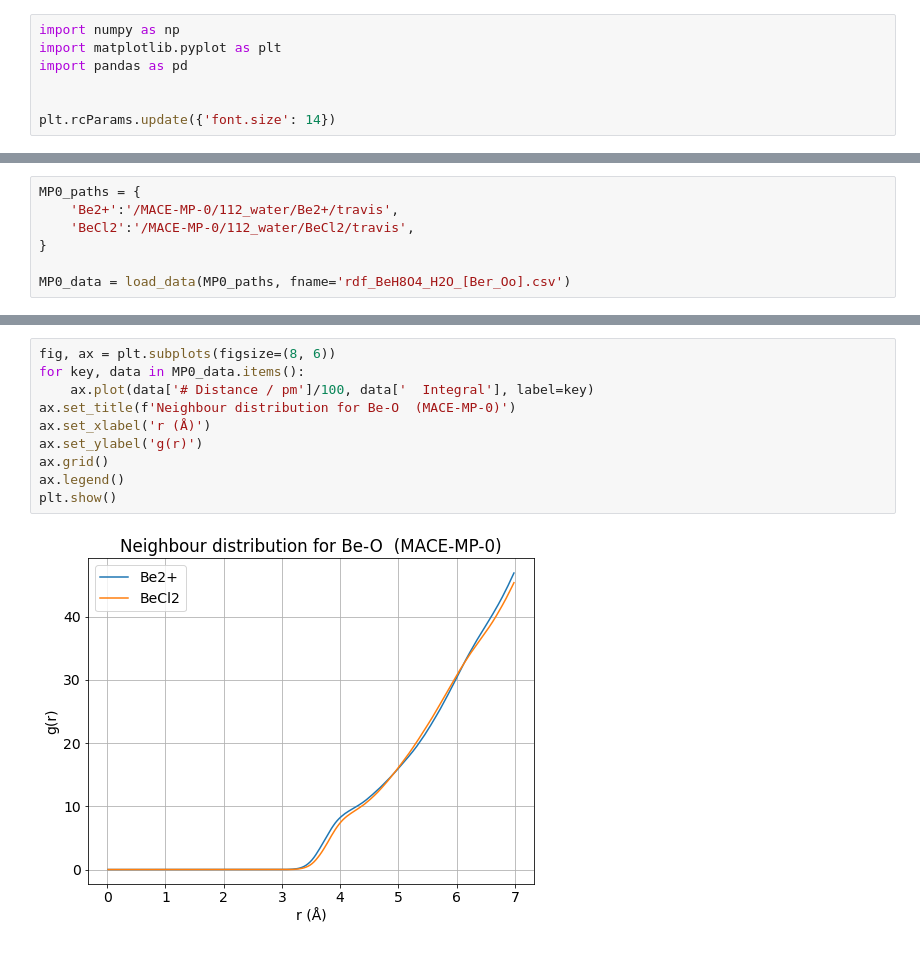
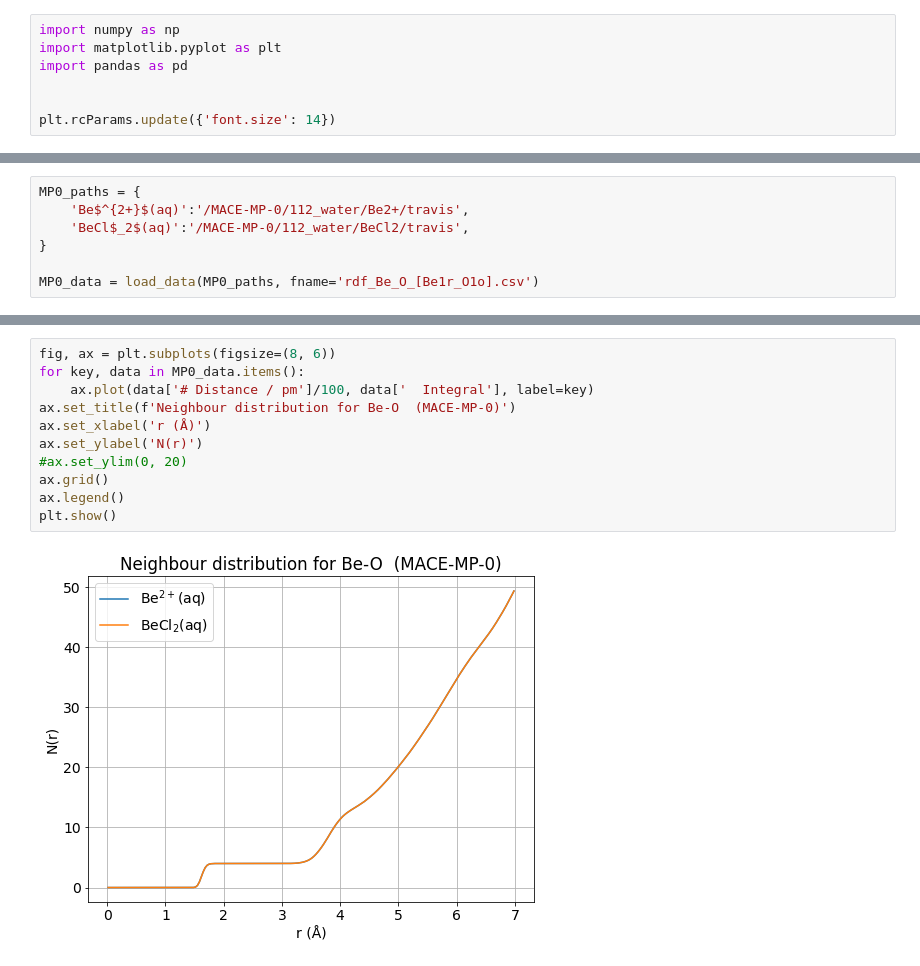
Before and after one commit to viktorsvahn/water, a Jupyter notebook: main.ipynb, the cells around one changed output, grey strips where cells are left out. Drawn from its saved outputs; the diff is of its cells as text.

```diff
--- a/main.ipynb
+++ b/main.ipynb
@@ -20,9 +19,9 @@ def load_data(path_dict, fname):
     return loaded_data
 # %%
 MP0_paths = {
-    'Be2+':'/MACE-MP-0/112_water/Be2+/travis',
-    'BeCl2':'/MACE-MP-0/112_water/BeCl2/travis',
+    'Be$^{2+}$(aq)':'/MACE-MP-0/112_water/Be2+/travis',
+    'BeCl$_2$(aq)':'/MACE-MP-0/112_water/BeCl2/travis',
 }
 
-MP0_data = load_data(MP0_paths, fname='rdf_BeH8O4_H2O_[Ber_Oo].csv')
+MP0_data = load_data(MP0_paths, fname='rdf_Be_O_[Be1r_O1o].csv')
 # %% [output]
@@ -66,12 +65,13 @@ plt.show()
 # %%
 fig, ax = plt.subplots(figsize=(8, 6))
 for key, data in MP0_data.items():
     ax.plot(data['# Distance / pm']/100, data['  Integral'], label=key)
 ax.set_title(f'Neighbour distribution for Be-O  (MACE-MP-0)')
 ax.set_xlabel('r (Å)')
-ax.set_ylabel('g(r)')
+ax.set_ylabel('N(r)')
+#ax.set_ylim(0, 20)
 ax.grid()
 ax.legend()
 plt.show()
 # %% [output]
-[figure, old version]
+[figure, new version]
```
Also changed, not shown: parts of 4 cells of this notebook.
